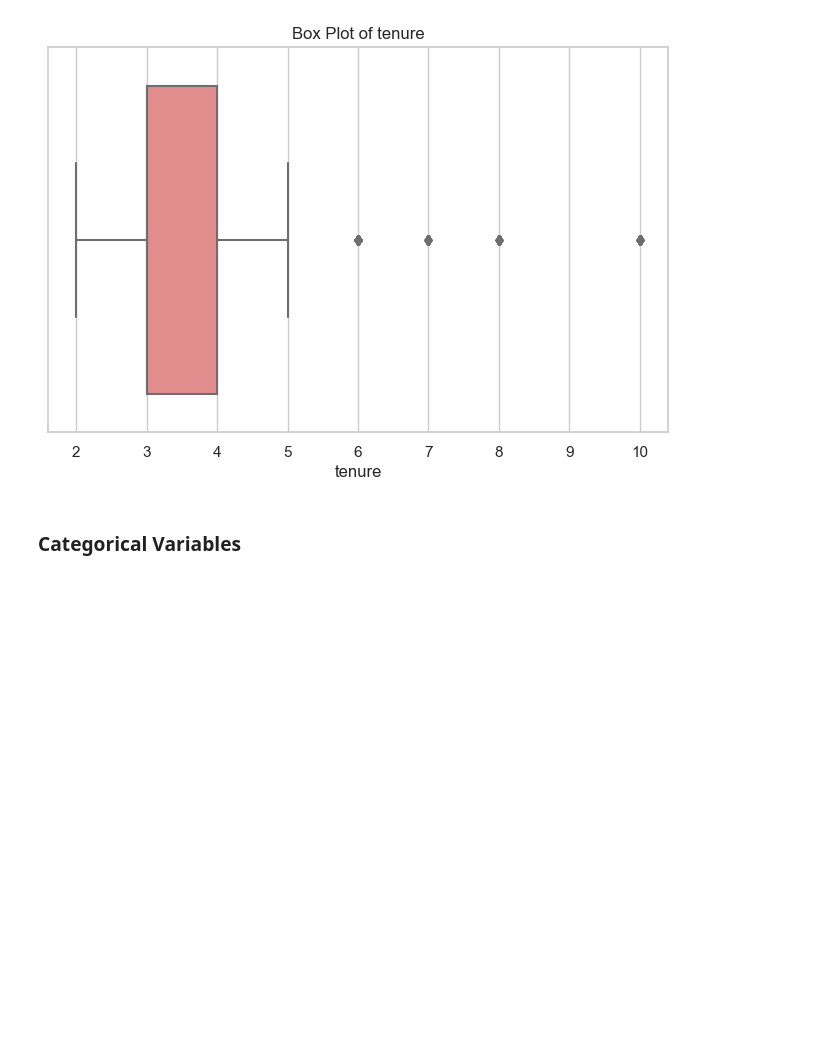
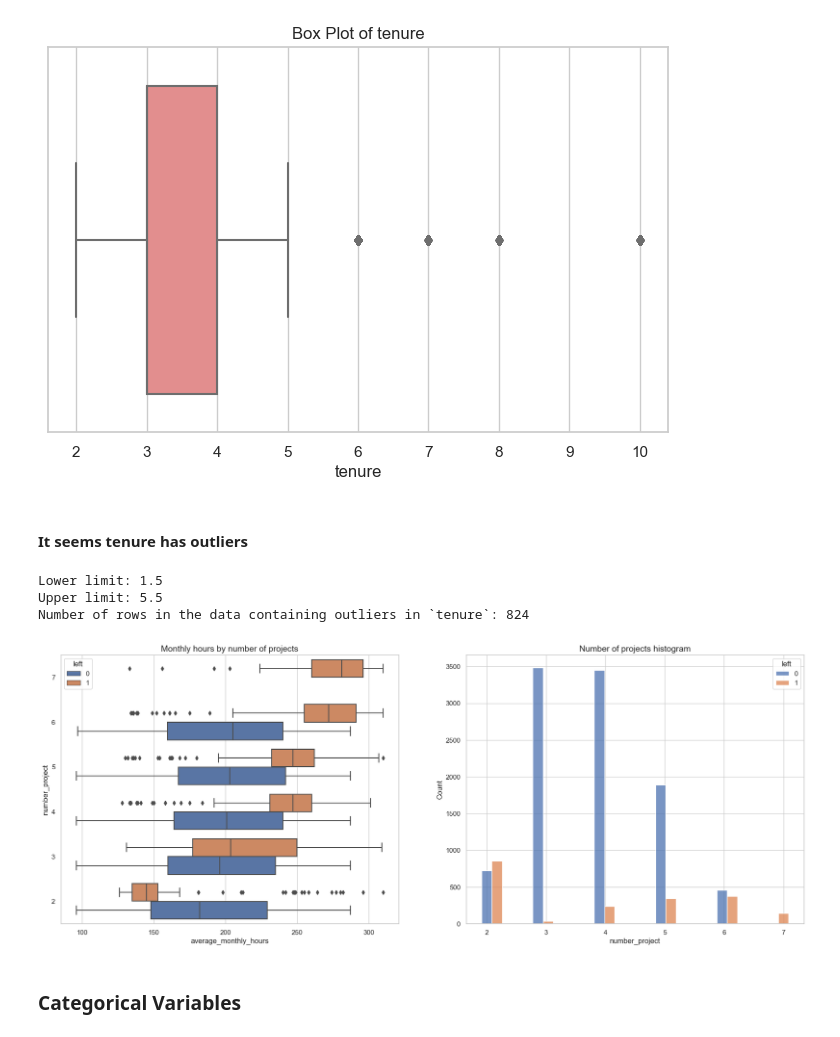
Before and after one commit to rohanayush/SaliMotors-HR-analytics, a Jupyter notebook: Salifort motors analytics.ipynb, the cells around one changed output. Drawn from its saved outputs; the diff is of its cells as text; code cells hidden in the pictures; blank space fills up the shorter version.

```diff
--- a/Salifort motors analytics.ipynb
+++ b/Salifort motors analytics.ipynb
@@ -185,6 +168,56 @@ for var in numerical_vars:
 [figure]
 [figure]
 [figure]
+# %% [markdown]
+#### It seems tenure has outliers
+# %%
+
+# Compute the 25th percentile value in `tenure`
+percentile25 = df0['tenure'].quantile(0.25)
+
+# Compute the 75th percentile value in `tenure`
+percentile75 = df0['tenure'].quantile(0.75)
+
+# Compute the interquartile range in `tenure`
+iqr = percentile75 - percentile25
+
+# Define the upper limit and lower limit for non-outlier values in `tenure`
+upper_limit = percentile75 + 1.5 * iqr
+lower_limit = percentile25 - 1.5 * iqr
+print("Lower limit:", lower_limit)
+print("Upper limit:", upper_limit)
+
+# Identify subset of data containing outliers in `tenure`
+outliers = df0[(df0['tenure'] > upper_limit) | (df0['tenure'] < lower_limit)]
+
+# Count how many rows in the data contain outliers in `tenure`
+print("Number of rows in the data containing outliers in `tenure`:", len(outliers))
+# %% [output]
+Lower limit: 1.5
+Upper limit: 5.5
+Number of rows in the data containing outliers in `tenure`: 824
+# %%
+# Create a plot as needed
+### YOUR CODE HERE ###
+
+# Set figure and axes
+fig, ax = plt.subplots(1, 2, figsize = (22,8))
+
+# Create boxplot showing `average_monthly_hours` distributions for `number_project`, comparing employees who stayed versus those who left
+sns.boxplot(data=df0, x='average_monthly_hours', y='number_project', hue='left', orient="h", ax=ax[0])
+ax[0].invert_yaxis()
+ax[0].set_title('Monthly hours by number of projects', fontsize='14')
+
+# Create histogram showing distribution of `number_project`, comparing employees who stayed versus those who left
+tenure_stay = df0[df0['left']==0]['number_project']
+tenure_left = df0[df0['left']==1]['number_project']
+sns.histplot(data=df0, x='number_project', hue='left', multiple='dodge', shrink=2, ax=ax[1])
+ax[1].set_title('Number of projects histogram', fontsize='14')
+
+# Display the plots
+plt.show()
+# %% [output]
+[figure, added]
 # %% [markdown]
 ### Categorical Variables
 # %%
```
Also changed, not shown: parts of 23 cells of this notebook.
